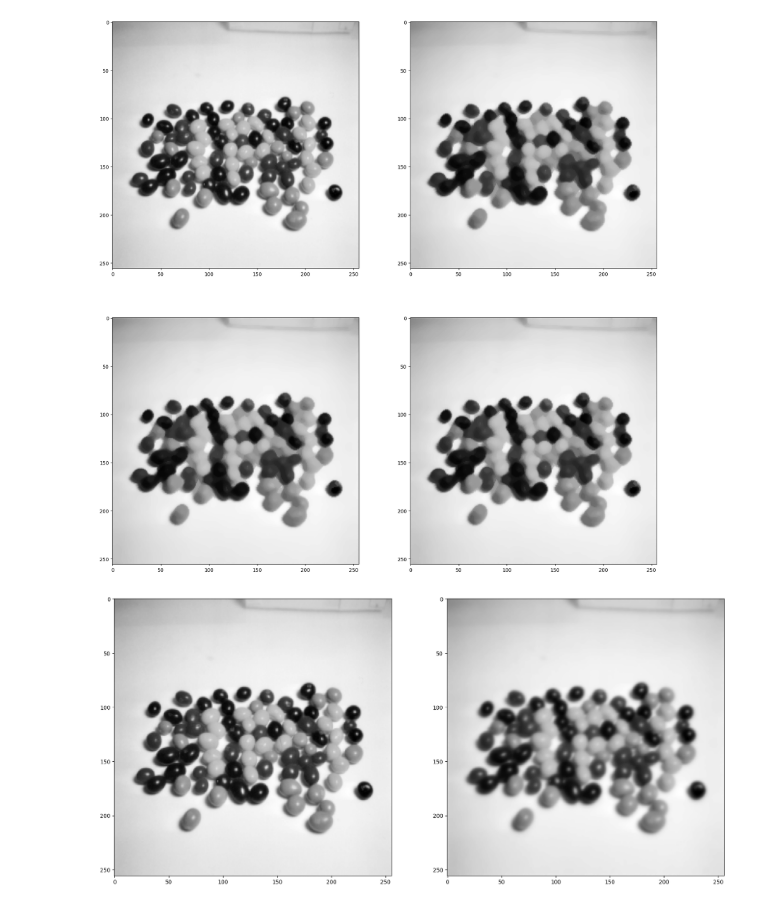
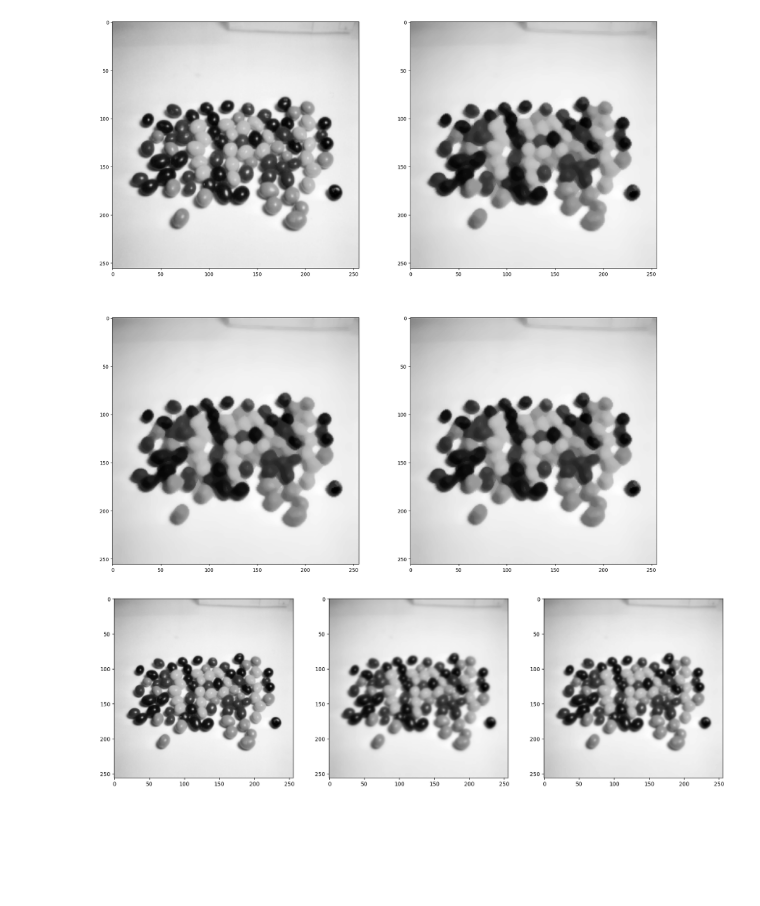
Before and after one commit to tomast1337/Image-Processing, a Jupyter notebook: aula16.ipynb, the cells around one changed output. Cells and saved outputs as stored; diff of their text form; code cells hidden in the pictures; blank space fills up the shorter version.

```diff
--- a/aula16.ipynb
+++ b/aula16.ipynb
@@ -23,23 +23,26 @@ plt.show()
 # %%
 def mean_filter(img, kernel):
     img = img.copy()
-    for i in range(2, img.shape[0]-2):
-        for j in range(2, img.shape[1]-2):
-            img[i, j] = np.mean(img[i-2:i+3, j-2:j+3])
+    kernelSize = kernel.shape[0]
+    for i in range(kernelSize//2, img.shape[0]-kernelSize//2):
+        for j in range(kernelSize//2, img.shape[1]-kernelSize//2):
+            img[i, j] = np.mean(img[i-kernelSize//2:i+kernelSize//2+1, j-kernelSize//2:j+kernelSize//2+1])
     return img
 
 def median_filter(img, kernel):
     img = img.copy()
-    for i in range(2, img.shape[0]-2):
-        for j in range(2, img.shape[1]-2):
-            img[i, j] = np.median(img[i-2:i+3, j-2:j+3])
+    kernelSize = kernel.shape[0]
+    for i in range(kernelSize//2, img.shape[0]-kernelSize//2):
+        for j in range(kernelSize//2, img.shape[1]-kernelSize//2):
+            img[i, j] = np.median(img[i-kernelSize//2:i+kernelSize//2+1, j-kernelSize//2:j+kernelSize//2+1])
     return img
 
 def gaussian_filter(img, kernel):
     img = img.copy()
-    for i in range(2, img.shape[0]-2):
-        for j in range(2, img.shape[1]-2):
-            img[i, j] = np.sum(img[i-2:i+3, j-2:j+3] * kernel)
+    kernelSize = kernel.shape[0]
+    for i in range(kernelSize//2, img.shape[0]-kernelSize//2):
+        for j in range(kernelSize//2, img.shape[1]-kernelSize//2):
+            img[i, j] = np.sum(img[i-kernelSize//2:i+kernelSize//2+1, j-kernelSize//2:j+kernelSize//2+1] * kernel)
     return img
 # %%
 kernelA = np.ones((5, 5), np.uint8)
@@ -94,15 +97,21 @@ plt.show()
 # %% [output]
 [figure]
 # %%
-kernel = np.array([[1, 4, 7, 4, 1],
+kernelG1 = np.array([[1, 4, 7, 4, 1],
                     [4, 16, 26, 16, 4],
                     [7, 26, 41, 26, 7],
                     [4, 16, 26, 16, 4],
                     [1, 4, 7, 4, 1]]) / 273.0
-imgA = gaussian_filter(gray, kernel)
-fig, ax = plt.subplots(1, 2, figsize=(20, 10))
+kernelG2 = np.array([[1, 2, 1],
+                    [2, 4, 2],
+                    [1, 2, 1]]) / 16.0
+
+imgA = gaussian_filter(gray, kernelG1)
+imgB = gaussian_filter(gray, kernelG2)
+fig, ax = plt.subplots(1, 3, figsize=(20, 10))
 ax[0].imshow(gray, cmap="gray")
 ax[1].imshow(imgA, cmap="gray")
+ax[2].imshow(imgB, cmap="gray")
 plt.show()
 # %% [output]
-[figure, old version]
+[figure, new version]
```
